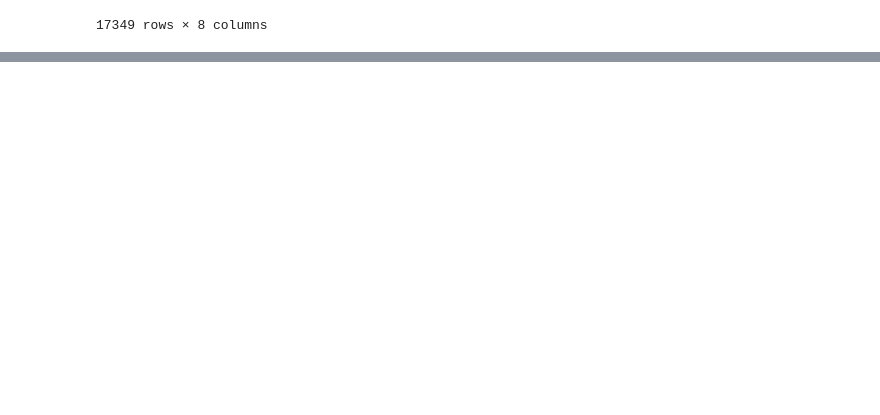
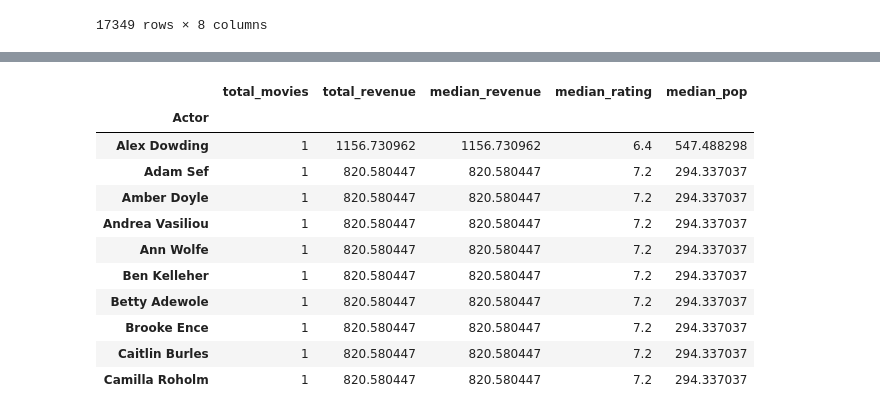
Before and after one commit to AlexB-623/Pandas_Bootcamp, a Jupyter notebook: Project_01_ProjectBrief_blank.ipynb, the cells around one changed output, grey strips where cells are left out. Cells and saved outputs as stored; diff of their text form; code cells hidden in the pictures; blank space fills up the shorter version.

```diff
--- a/Project_01_ProjectBrief_blank.ipynb
+++ b/Project_01_ProjectBrief_blank.ipynb
@@ -463,0 +608,21 @@ directors
+# %%
+agg = act.groupby('Actor').agg(total_movies=("Actor","count"),
+                         total_revenue=("revenue_musd", "sum"),
+                         median_revenue=("revenue_musd", "median"),
+                         median_rating= ("vote_average", "median"),
+                         median_pop=("popularity", "median"))
+# %%
+agg.nlargest(10, "median_pop")
+# %% [output]
+|  | total_movies | total_revenue | median_revenue | median_rating | median_pop |
+| Actor |  |  |  |  |  |
+| Alex Dowding | 1 | 1156.730962 | 1156.730962 | 6.4 | 547.488298 |
+| Adam Sef | 1 | 820.580447 | 820.580447 | 7.2 | 294.337037 |
+| Amber Doyle | 1 | 820.580447 | 820.580447 | 7.2 | 294.337037 |
+| Andrea Vasiliou | 1 | 820.580447 | 820.580447 | 7.2 | 294.337037 |
+| Ann Wolfe | 1 | 820.580447 | 820.580447 | 7.2 | 294.337037 |
+| Ben Kelleher | 1 | 820.580447 | 820.580447 | 7.2 | 294.337037 |
+| Betty Adewole | 1 | 820.580447 | 820.580447 | 7.2 | 294.337037 |
+| Brooke Ence | 1 | 820.580447 | 820.580447 | 7.2 | 294.337037 |
+| Caitlin Burles | 1 | 820.580447 | 820.580447 | 7.2 | 294.337037 |
+| Camilla Roholm | 1 | 820.580447 | 820.580447 | 7.2 | 294.337037 |
```
Also changed, not shown: parts of 14 cells of this notebook, 6 other files.
